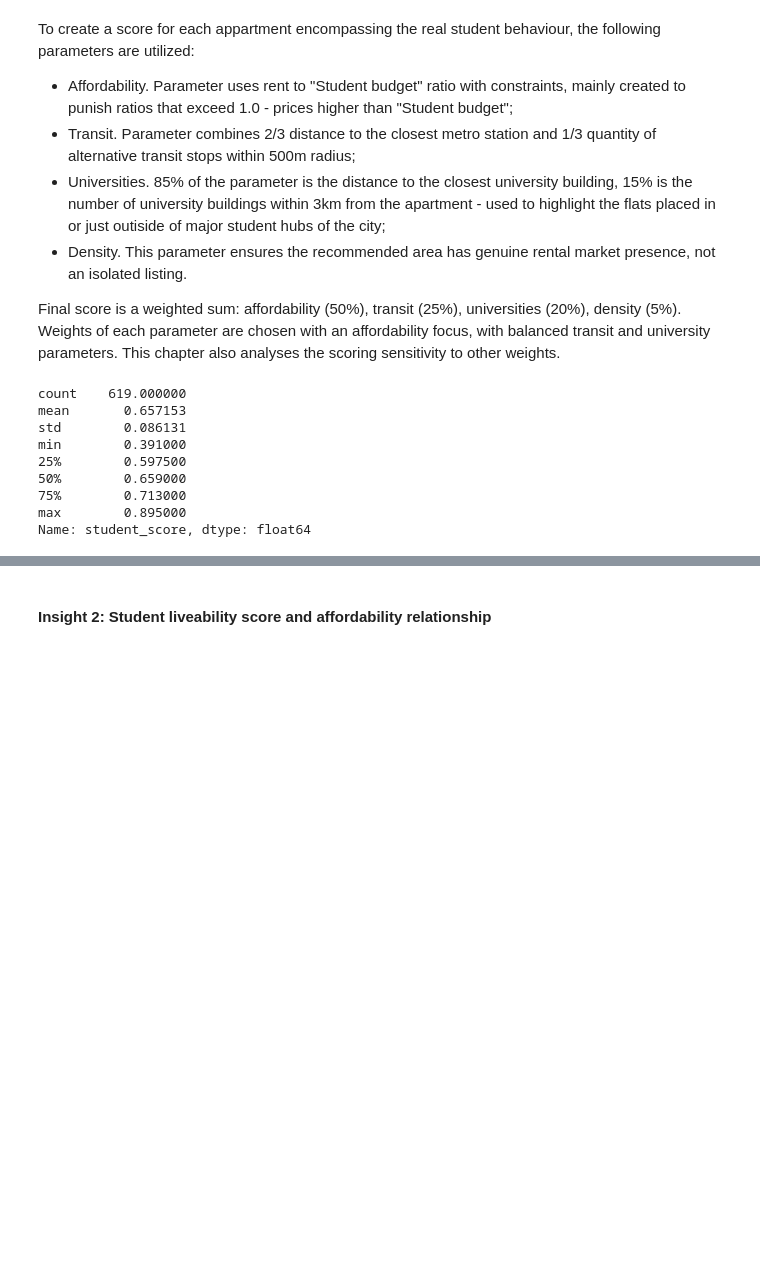
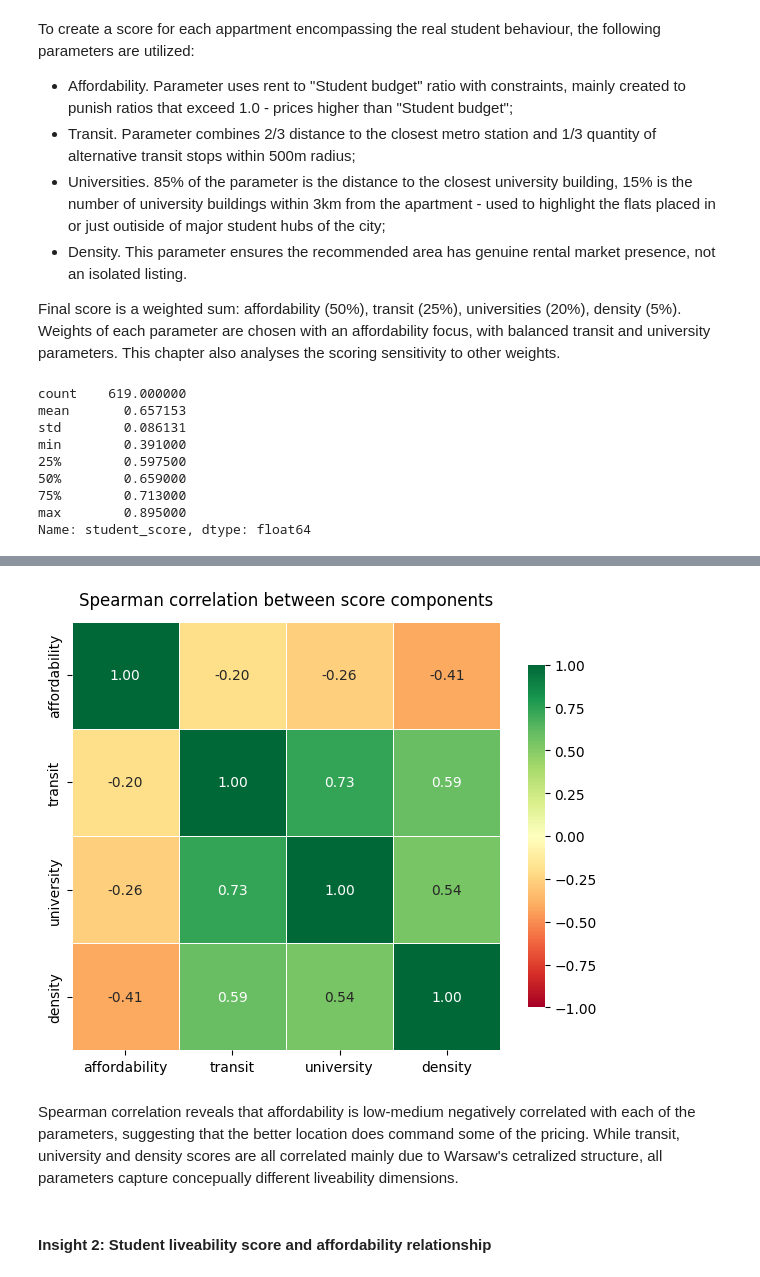
Before and after one commit to dimitriousss/studentliving, a Jupyter notebook: main_analysis.ipynb, the cells around one changed output, grey strips where cells are left out. Cells and saved outputs as stored; diff of their text form; code cells hidden in the pictures; blank space fills up the shorter version.

```diff
--- a/main_analysis.ipynb
+++ b/main_analysis.ipynb
@@ -892,3 +952,32 @@ gdf_listings.nlargest(5, "student_score")[["title", "district_name", "student_sc
+# %%
+components = ["affordability_score", "transit_combined", "uni_score", "density_score"]
+
+corr = df[components].corr(method="spearman")
+
+fig, ax = plt.subplots(figsize=(6, 5))
+
+sns.heatmap(
+    corr,
+    ax=ax,
+    annot=True,
+    fmt=".2f",
+    cmap="RdYlGn",
+    center=0,
+    vmin=-1, vmax=1,
+    square=True,
+    linewidths=0.5,
+    cbar_kws={"shrink": 0.8},
+    xticklabels=["affordability", "transit", "university", "density"],
+    yticklabels=["affordability", "transit", "university", "density"],
+)
+
+ax.set_title("Spearman correlation between score components", fontsize=12, pad=12)
+plt.tight_layout()
+plt.show()
+# %% [output]
+[figure, added]
+# %% [markdown]
+Spearman correlation reveals that affordability is low-medium negatively correlated with each of the parameters, suggesting that the better location does command some of the pricing. While transit, university and density scores are all correlated mainly due to Warsaw's cetralized structure, all parameters capture concepually different liveability dimensions.
 # %% [markdown]
 #### Insight 2: Student liveability score and affordability relationship
 # %%
```
Also changed, not shown: parts of 35 cells of this notebook.
